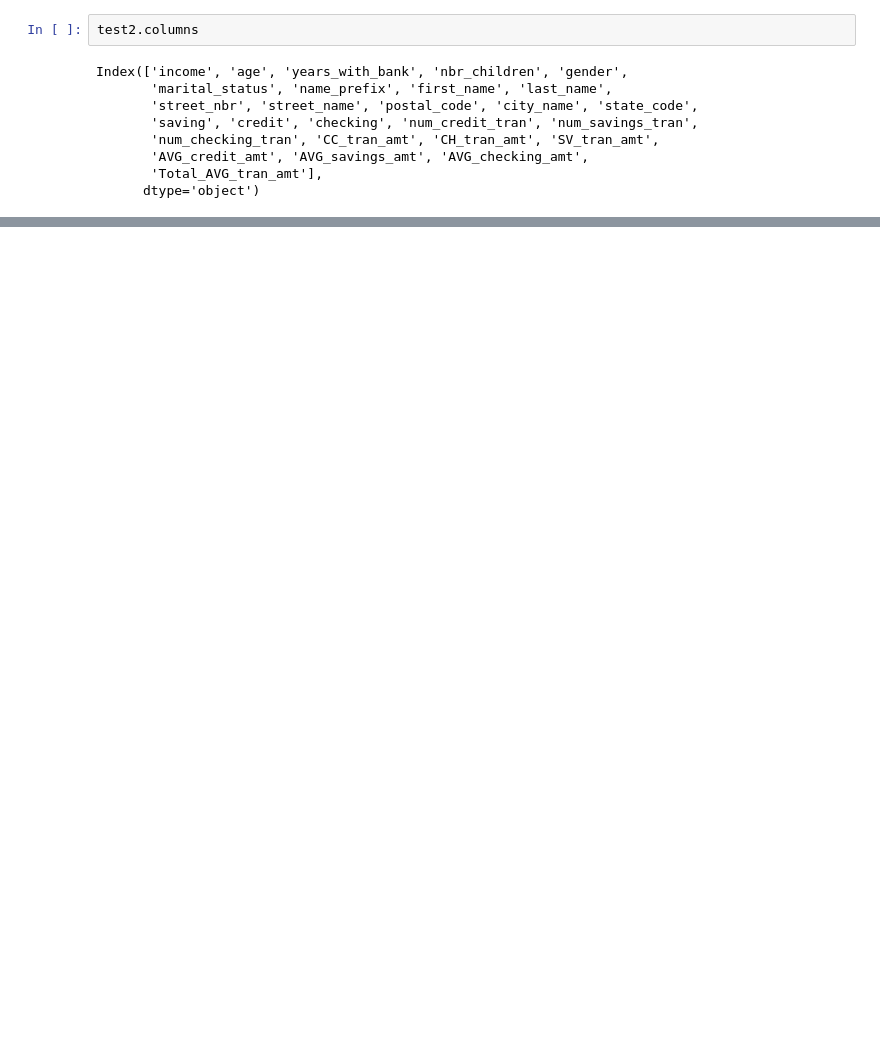
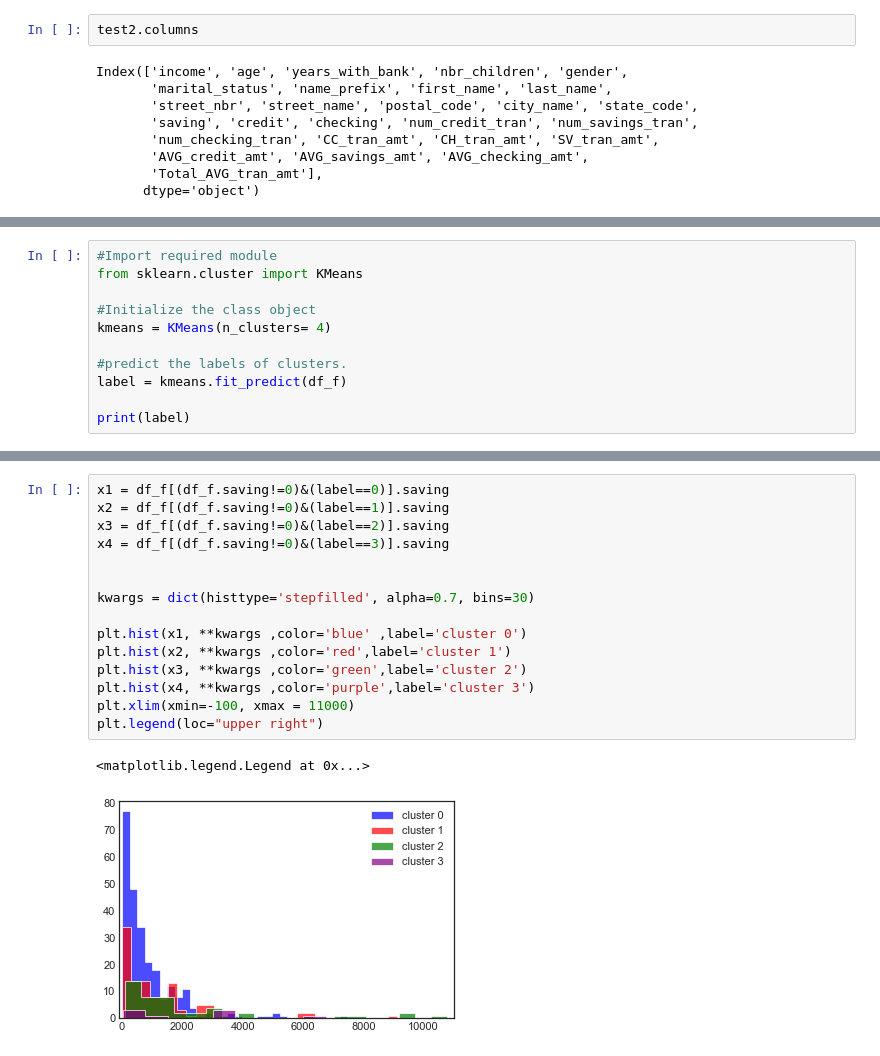
Before and after one commit to def-gthill/mini-project-banking, a Jupyter notebook: mini-project-III.ipynb, the cells around one changed output, grey strips where cells are left out. Saved outputs shown, nothing was run; the diff lists cells and outputs as text; blank space fills up the shorter version.

```diff
--- a/mini-project-III.ipynb
+++ b/mini-project-III.ipynb
@@ -144,0 +187,11 @@ test2
+# %%
+#Import required module
+from sklearn.cluster import KMeans
+
+#Initialize the class object
+kmeans = KMeans(n_clusters= 4)
+
+#predict the labels of clusters.
+label = kmeans.fit_predict(df_f)
+
+print(label)
@@ -144,0 +505,18 @@ test2
+# %%
+x1 = df_f[(df_f.saving!=0)&(label==0)].saving
+x2 = df_f[(df_f.saving!=0)&(label==1)].saving
+x3 = df_f[(df_f.saving!=0)&(label==2)].saving
+x4 = df_f[(df_f.saving!=0)&(label==3)].saving
+
+
+kwargs = dict(histtype='stepfilled', alpha=0.7, bins=30)
+
+plt.hist(x1, **kwargs ,color='blue' ,label='cluster 0')
+plt.hist(x2, **kwargs ,color='red',label='cluster 1')
+plt.hist(x3, **kwargs ,color='green',label='cluster 2')
+plt.hist(x4, **kwargs ,color='purple',label='cluster 3')
+plt.xlim(xmin=-100, xmax = 11000)
+plt.legend(loc="upper right")
+# %% [output]
+<matplotlib.legend.Legend at 0x...>
+[figure, added]
```
Also changed, not shown: parts of 27 cells of this notebook.
